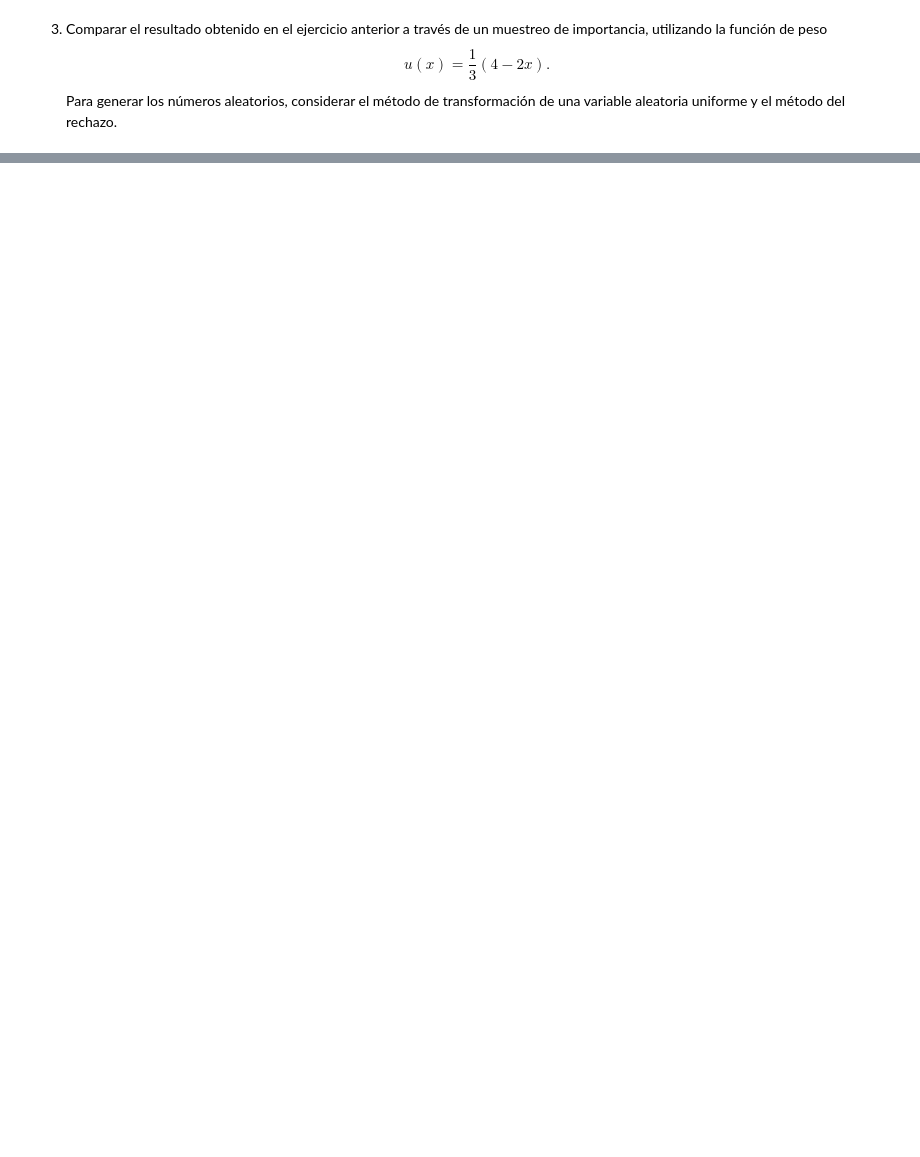
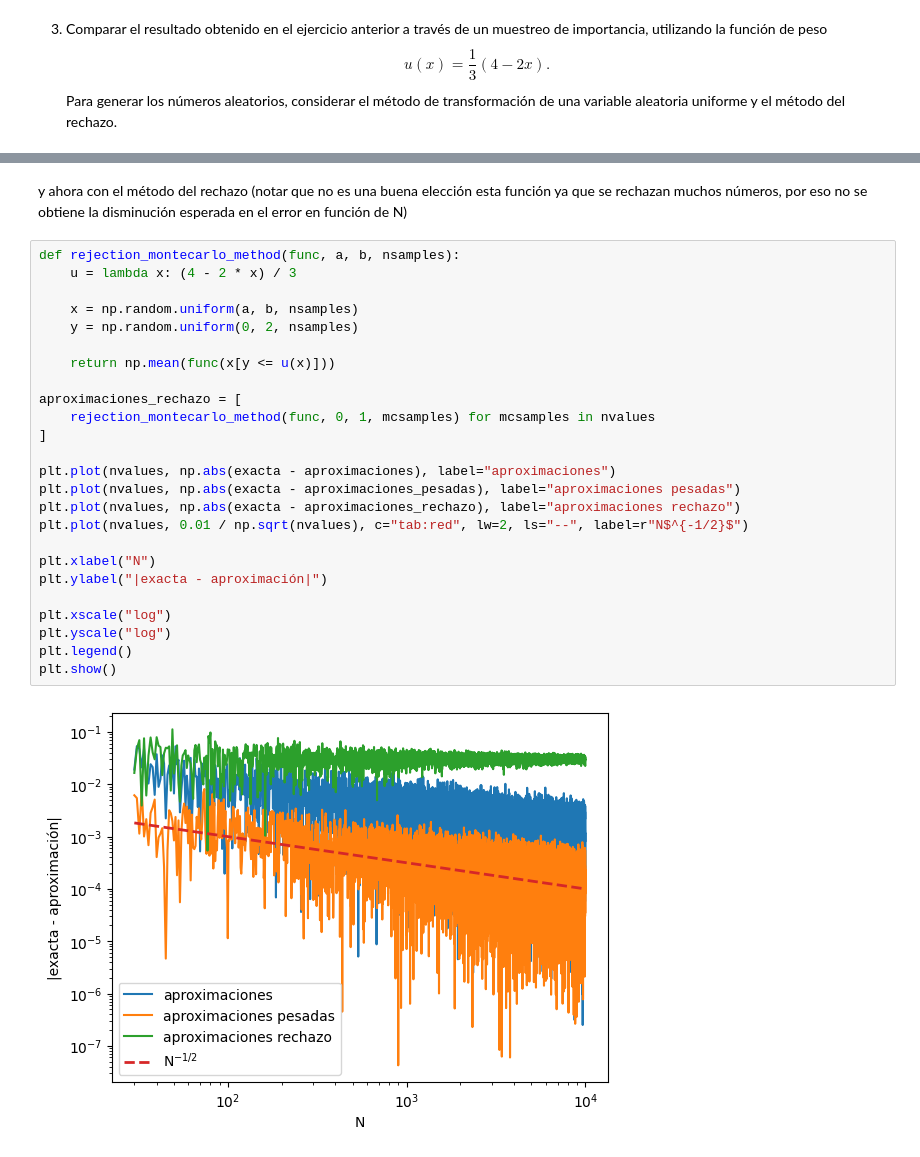
Before and after one commit to fernandezfran/metcomp, a Jupyter notebook: guias/guia4.ipynb, the cells around one changed output, grey strips where cells are left out. Cells and saved outputs as stored; diff of their text form; blank space fills up the shorter version.

```diff
--- a/guias/guia4.ipynb
+++ b/guias/guia4.ipynb
@@ -47,0 +114,29 @@ plt.show()
+# %% [markdown]
+y ahora con el método del rechazo (notar que no es una buena elección esta función ya que se rechazan muchos números, por eso no se obtiene la disminución esperada en el error en función de N)
+# %%
+def rejection_montecarlo_method(func, a, b, nsamples):
+    u = lambda x: (4 - 2 * x) / 3
+
+    x = np.random.uniform(a, b, nsamples)
+    y = np.random.uniform(0, 2, nsamples)
+
+    return np.mean(func(x[y <= u(x)]))
+
+aproximaciones_rechazo = [
+    rejection_montecarlo_method(func, 0, 1, mcsamples) for mcsamples in nvalues
+]
+
+plt.plot(nvalues, np.abs(exacta - aproximaciones), label="aproximaciones")
+plt.plot(nvalues, np.abs(exacta - aproximaciones_pesadas), label="aproximaciones pesadas")
+plt.plot(nvalues, np.abs(exacta - aproximaciones_rechazo), label="aproximaciones rechazo")
+plt.plot(nvalues, 0.01 / np.sqrt(nvalues), c="tab:red", lw=2, ls="--", label=r"N$^{-1/2}$")
+
+plt.xlabel("N")
+plt.ylabel("|exacta - aproximación|")
+
+plt.xscale("log")
+plt.yscale("log")
+plt.legend()
+plt.show()
+# %% [output]
+[figure, added]
```
Also changed, not shown: parts of 7 cells of this notebook, 1 other file.
